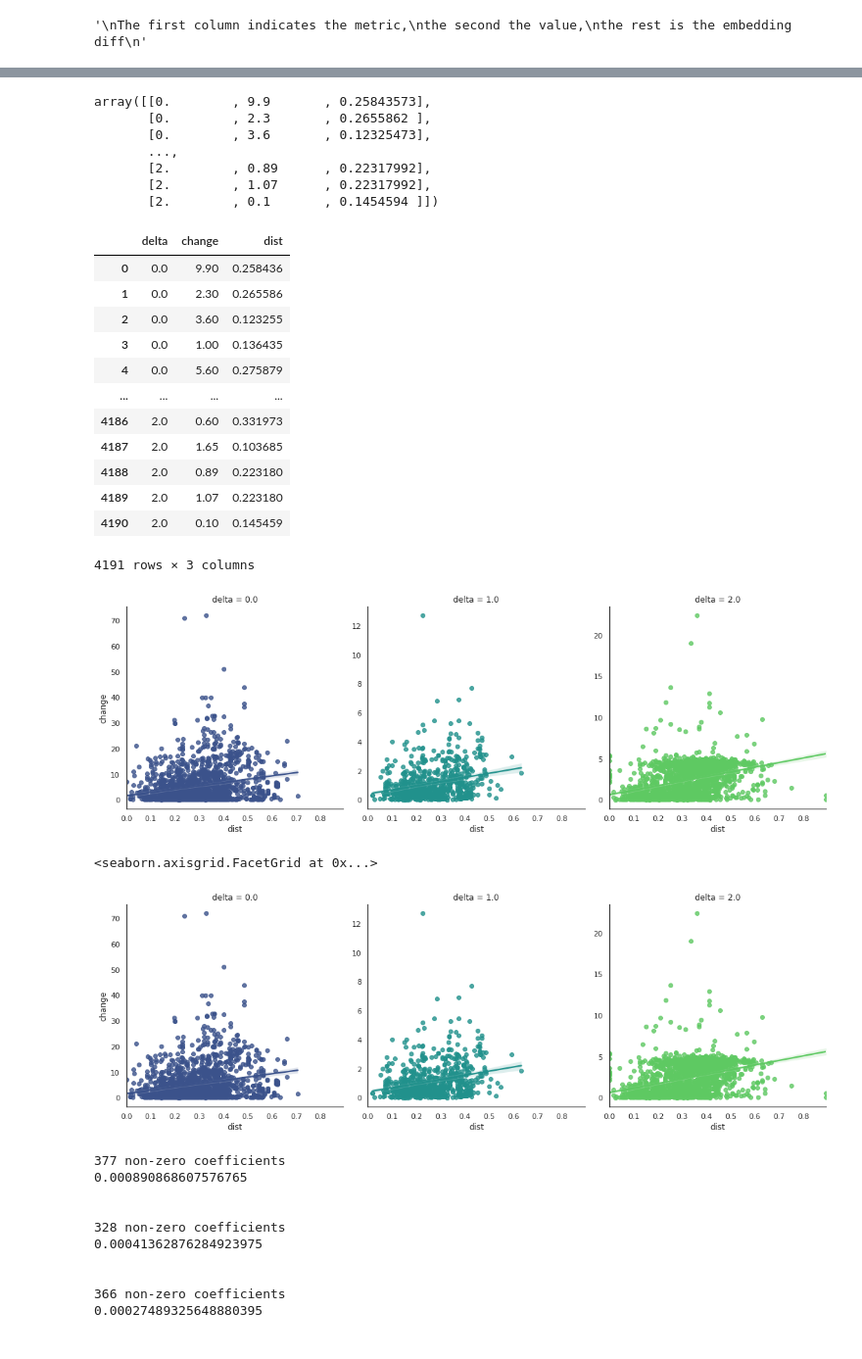
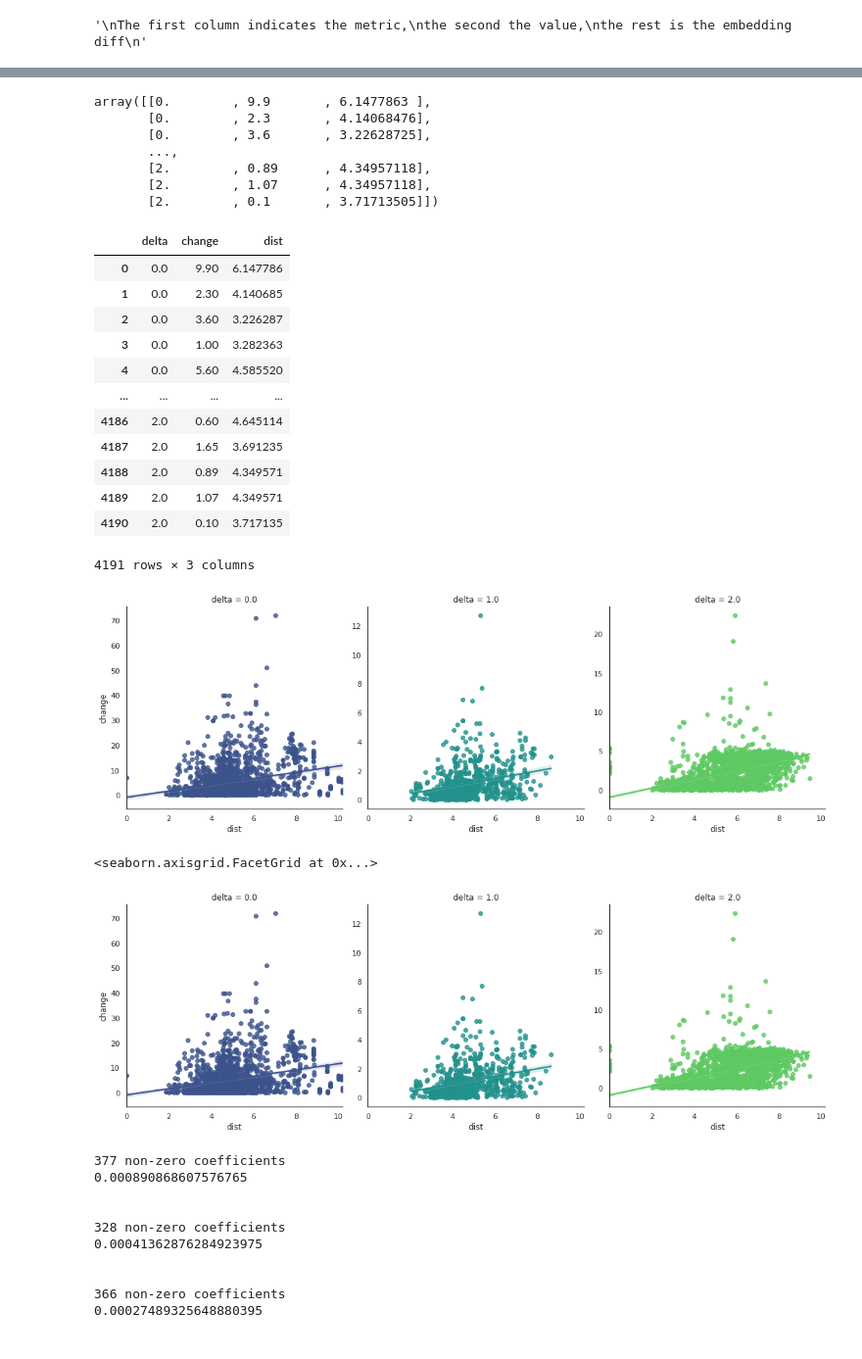
Before and after one commit to lkndl/mapra, a Jupyter notebook: mapra/8_lassolars.ipynb, the cells around one changed output, grey strips where cells are left out. Shown at 98% size. Cells and saved outputs as stored; diff of their text form; code cells hidden in the pictures.

```diff
--- a/mapra/8_lassolars.ipynb
+++ b/mapra/8_lassolars.ipynb
@@ -429,46 +444,46 @@ read 8113 embeddings for 323 proteins, each SAV with 0 neighbors on each side, w
 # %%
-metric = 'cosine'
+metric = 'euclidean'
 # pick a metric and the columns: delta, change, features
 npr_1D = np.array(all_df.loc[all_df.metric == metric_labels.index(metric),
                              ['delta', 'change', 'dist']])
 npr_1D
 # %% [output]
-array([[0.        , 9.9       , 0.25843573],
-       [0.        , 2.3       , 0.2655862 ],
-       [0.        , 3.6       , 0.12325473],
+array([[0.        , 9.9       , 6.1477863 ],
+       [0.        , 2.3       , 4.14068476],
+       [0.        , 3.6       , 3.22628725],
        ...,
-       [2.        , 0.89      , 0.22317992],
-       [2.        , 1.07      , 0.22317992],
-       [2.        , 0.1       , 0.1454594 ]])
+       [2.        , 0.89      , 4.34957118],
+       [2.        , 1.07      , 4.34957118],
+       [2.        , 0.1       , 3.71713505]])
 # %%
 dfnow = pd.DataFrame(npr_1D, columns=['delta', 'change', 'dist'])
 dfnow
 # %% [output]
 |  | delta | change | dist |
-| 0 | 0.0 | 9.90 | 0.258436 |
-| 1 | 0.0 | 2.30 | 0.265586 |
-| 2 | 0.0 | 3.60 | 0.123255 |
-| 3 | 0.0 | 1.00 | 0.136435 |
-| 4 | 0.0 | 5.60 | 0.275879 |
+| 0 | 0.0 | 9.90 | 6.147786 |
+| 1 | 0.0 | 2.30 | 4.140685 |
+| 2 | 0.0 | 3.60 | 3.226287 |
+| 3 | 0.0 | 1.00 | 3.282363 |
+| 4 | 0.0 | 5.60 | 4.585520 |
 | ... | ... | ... | ... |
-| 4186 | 2.0 | 0.60 | 0.331973 |
-| 4187 | 2.0 | 1.65 | 0.103685 |
-| 4188 | 2.0 | 0.89 | 0.223180 |
-| 4189 | 2.0 | 1.07 | 0.223180 |
-| 4190 | 2.0 | 0.10 | 0.145459 |
+| 4186 | 2.0 | 0.60 | 4.645114 |
+| 4187 | 2.0 | 1.65 | 3.691235 |
+| 4188 | 2.0 | 0.89 | 4.349571 |
+| 4189 | 2.0 | 1.07 | 4.349571 |
+| 4190 | 2.0 | 0.10 | 3.717135 |
 4191 rows × 3 columns
 # %%
 g = sns.lmplot(data=dfnow, x='dist', y='change', sharex=True, sharey=False,
                col='delta', hue='delta', hue_order=[0, 1, 2], palette='viridis')
 # %% [output]
-[figure, old version]
+[figure, new version]
 # %%
-'np.mean pos cosine'
+'max pos euclidean'
 sns.lmplot(data=dfnow, x='dist', y='change', sharex=True, sharey=False,
            col='delta', hue='delta', hue_order=[0, 1, 2], palette='viridis')
 # %% [output]
 <seaborn.axisgrid.FacetGrid at 0x...>
-[figure, old version]
+[figure, new version]
 # %%
 # build regression with linear_model.LassoLarsCV()
 test_size = .2
```
Also changed, not shown: parts of 14 cells of this notebook, 4 other files.
